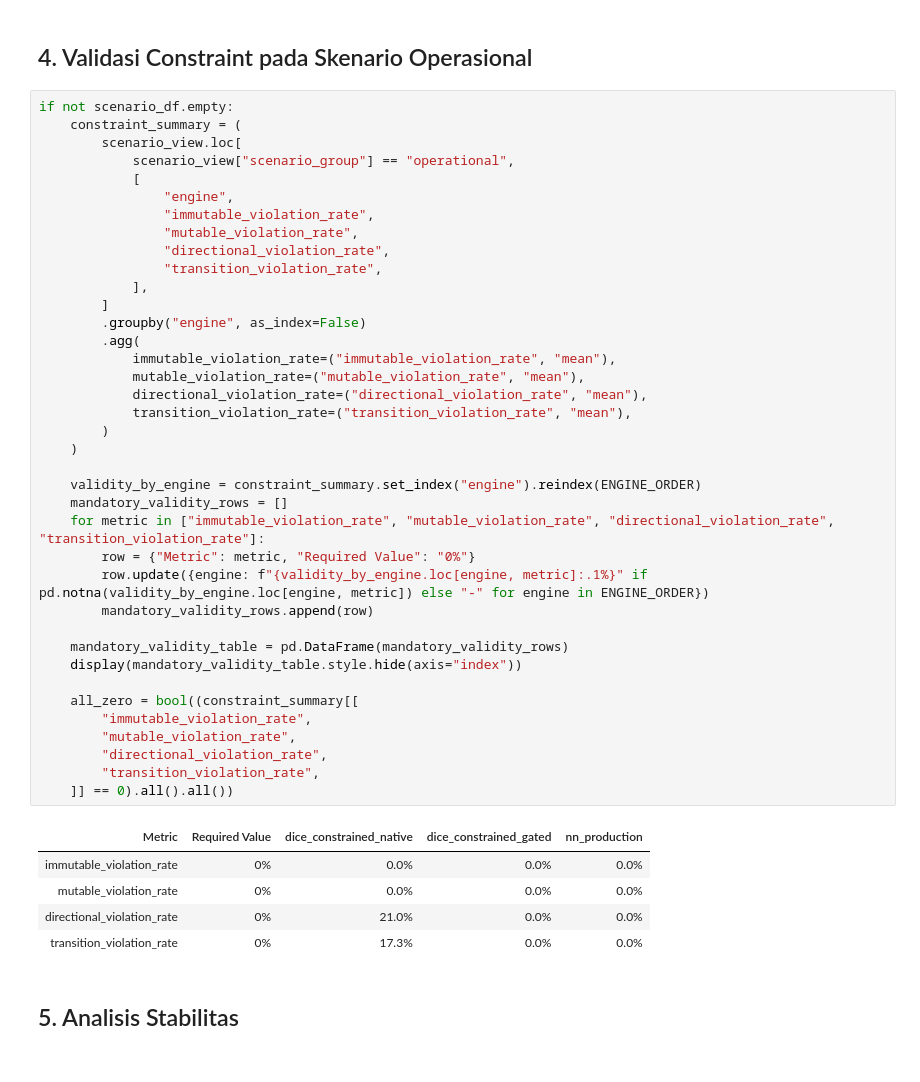
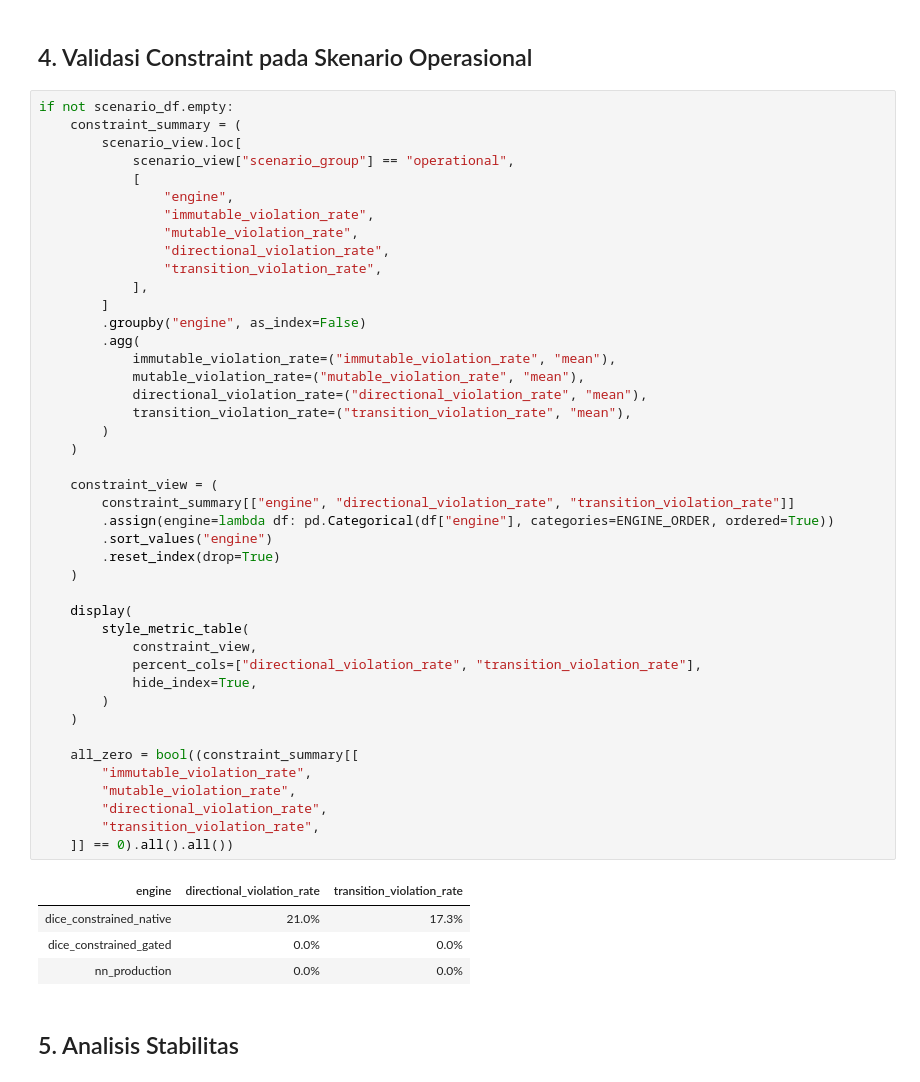
Before and after one commit to Diabetify-2-0/diabetify-cf, a Jupyter notebook: experiments/notebooks/core_benchmark.ipynb, the cells around one changed output. Drawn from its saved outputs; the diff is of its cells as text.

Commit message:
remove dice plain

```diff
--- a/experiments/notebooks/core_benchmark.ipynb
+++ b/experiments/notebooks/core_benchmark.ipynb
@@ -461,46 +460,50 @@ if not scenario_view.empty:
 if not scenario_df.empty:
     constraint_summary = (
         scenario_view.loc[
             scenario_view["scenario_group"] == "operational",
             [
                 "engine",
                 "immutable_violation_rate",
                 "mutable_violation_rate",
                 "directional_violation_rate",
                 "transition_violation_rate",
             ],
         ]
         .groupby("engine", as_index=False)
         .agg(
             immutable_violation_rate=("immutable_violation_rate", "mean"),
             mutable_violation_rate=("mutable_violation_rate", "mean"),
             directional_violation_rate=("directional_violation_rate", "mean"),
             transition_violation_rate=("transition_violation_rate", "mean"),
         )
     )
 
-    validity_by_engine = constraint_summary.set_index("engine").reindex(ENGINE_ORDER)
-    mandatory_validity_rows = []
-    for metric in ["immutable_violation_rate", "mutable_violation_rate", "directional_violation_rate", "transition_violation_rate"]:
-        row = {"Metric": metric, "Required Value": "0%"}
-        row.update({engine: f"{validity_by_engine.loc[engine, metric]:.1%}" if pd.notna(validity_by_engine.loc[engine, metric]) else "-" for engine in ENGINE_ORDER})
-        mandatory_validity_rows.append(row)
+    constraint_view = (
+        constraint_summary[["engine", "directional_violation_rate", "transition_violation_rate"]]
+        .assign(engine=lambda df: pd.Categorical(df["engine"], categories=ENGINE_ORDER, ordered=True))
+        .sort_values("engine")
+        .reset_index(drop=True)
+    )
 
-    mandatory_validity_table = pd.DataFrame(mandatory_validity_rows)
-    display(mandatory_validity_table.style.hide(axis="index"))
+    display(
+        style_metric_table(
+            constraint_view,
+            percent_cols=["directional_violation_rate", "transition_violation_rate"],
+            hide_index=True,
+        )
+    )
 
     all_zero = bool((constraint_summary[[
         "immutable_violation_rate",
         "mutable_violation_rate",
         "directional_violation_rate",
         "transition_violation_rate",
     ]] == 0).all().all())
 # %% [output]
-| Metric | Required Value | dice_constrained_native | dice_constrained_gated | nn_production |
-| immutable_violation_rate | 0% | 0.0% | 0.0% | 0.0% |
-| mutable_violation_rate | 0% | 0.0% | 0.0% | 0.0% |
-| directional_violation_rate | 0% | 21.0% | 0.0% | 0.0% |
-| transition_violation_rate | 0% | 17.3% | 0.0% | 0.0% |
+| engine | directional_violation_rate | transition_violation_rate |
+| dice_constrained_native | 21.0% | 17.3% |
+| dice_constrained_gated | 0.0% | 0.0% |
+| nn_production | 0.0% | 0.0% |
 # %% [markdown]
 ## 5. Analisis Stabilitas
 # %%
```
Also changed, not shown: parts of 5 cells of this notebook, 10 other files.
